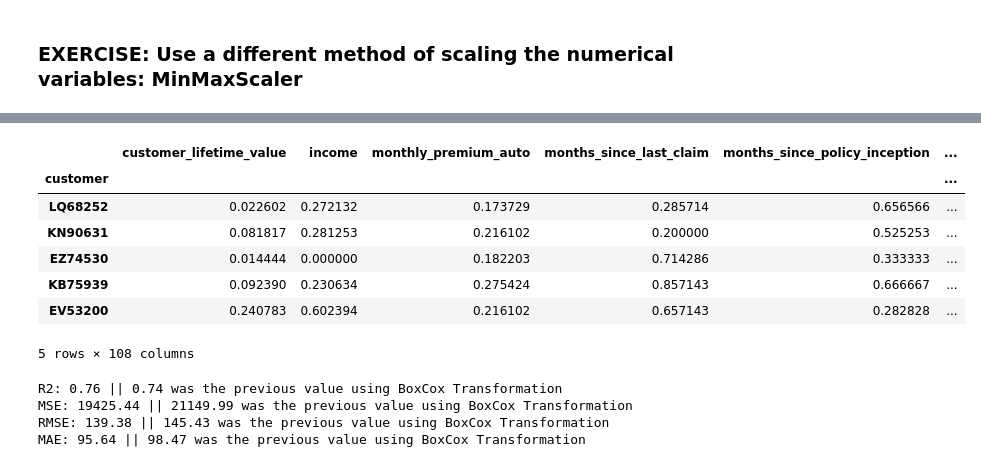
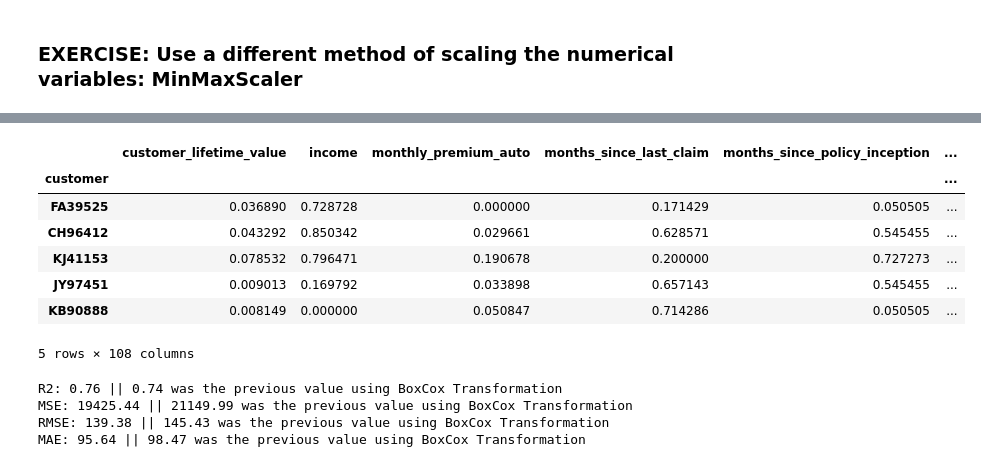
Before and after one commit to GVCarbajal/lab-customer-analysis-round-7, a Jupyter notebook: lab-customer-analysis-round-7.ipynb, the cells around one changed output, grey strips where cells are left out. Drawn from its saved outputs; the diff is of its cells as text; code cells hidden in the pictures.

```diff
--- a/lab-customer-analysis-round-7.ipynb
+++ b/lab-customer-analysis-round-7.ipynb
@@ -200,18 +200,18 @@ X_train_MMscaled.sample(5)
 # %%
 # Transform TEST data with the scaler
 
 X_test_MMscaled = pd.DataFrame( # convert np array returned by scaler.transform() into a pd dataframe
     data=MMscaler.transform(X_test), # use scaler to put all numerical values between 0 (X_train min) and 1 (X_train max)
     index=X_test.index, columns=X_test.columns) # set index and column names of the new dataframe
-X_train_MMscaled.sample(5)
+X_test_MMscaled.sample(5)
 # %% [output]
 |  | customer_lifetime_value | income | monthly_premium_auto | months_since_last_claim | months_since_policy_inception | ... |
 | customer |  |  |  |  |  | ... |
-| LQ68252 | 0.022602 | 0.272132 | 0.173729 | 0.285714 | 0.656566 | ... |
-| KN90631 | 0.081817 | 0.281253 | 0.216102 | 0.200000 | 0.525253 | ... |
-| EZ74530 | 0.014444 | 0.000000 | 0.182203 | 0.714286 | 0.333333 | ... |
-| KB75939 | 0.092390 | 0.230634 | 0.275424 | 0.857143 | 0.666667 | ... |
-| EV53200 | 0.240783 | 0.602394 | 0.216102 | 0.657143 | 0.282828 | ... |
+| FA39525 | 0.036890 | 0.728728 | 0.000000 | 0.171429 | 0.050505 | ... |
+| CH96412 | 0.043292 | 0.850342 | 0.029661 | 0.628571 | 0.545455 | ... |
+| KJ41153 | 0.078532 | 0.796471 | 0.190678 | 0.200000 | 0.727273 | ... |
+| JY97451 | 0.009013 | 0.169792 | 0.033898 | 0.657143 | 0.545455 | ... |
+| KB90888 | 0.008149 | 0.000000 | 0.050847 | 0.714286 | 0.050505 | ... |
 5 rows × 108 columns
 # %%
 # Apply linear regression: initialize Linear Regression and fit scaled TRAIN X and TRAIN y data (target)
```
Also changed, not shown: parts of 32 cells of this notebook.
